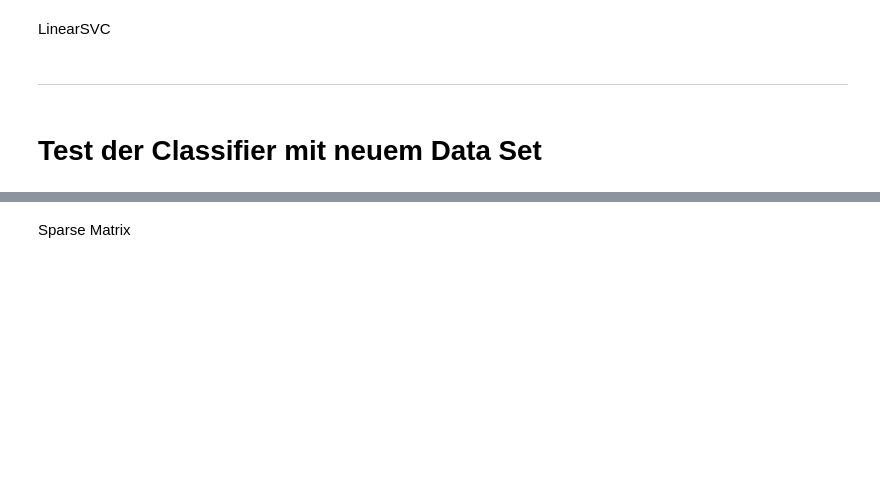
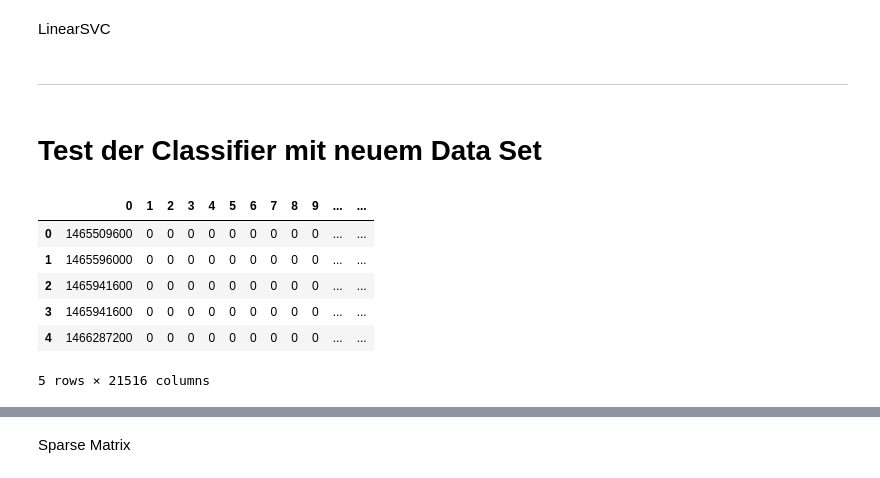
Before and after one commit to nobYsDarling/appliedDataScienceAndMachineLearning, a Jupyter notebook: fifaWMTestClassifier.ipynb, the cells around one changed output, grey strips where cells are left out. Cells and saved outputs as stored; diff of their text form; code cells hidden in the pictures; blank space fills up the shorter version.

```diff
--- a/fifaWMTestClassifier.ipynb
+++ b/fifaWMTestClassifier.ipynb
@@ -153,6 +156,15 @@ from sklearn.model_selection import cross_val_score
 # %%
 types = {k: np.int32 for k in range(21515)}
 
-fifa = pd.read_csv("data/data_complex_train.csv", encoding='utf8', dtype=types, index_col=None, header=None)
-
-fifa.head()
+fifa = pd.read_csv("data/data_complex_train.csv", encoding='utf8', dtype=types, index_col=0, header=None)
+fifa2 = pd.read_csv("data/data_complex_train.csv", encoding='utf8', dtype=types, index_col=None, header=None)
+# %%
+fifa2.head()
+# %% [output]
+|  | 0 | 1 | 2 | 3 | 4 | 5 | 6 | 7 | 8 | 9 | ... | ... |
+| 0 | 1465509600 | 0 | 0 | 0 | 0 | 0 | 0 | 0 | 0 | 0 | ... | ... |
+| 1 | 1465596000 | 0 | 0 | 0 | 0 | 0 | 0 | 0 | 0 | 0 | ... | ... |
+| 2 | 1465941600 | 0 | 0 | 0 | 0 | 0 | 0 | 0 | 0 | 0 | ... | ... |
+| 3 | 1465941600 | 0 | 0 | 0 | 0 | 0 | 0 | 0 | 0 | 0 | ... | ... |
+| 4 | 1466287200 | 0 | 0 | 0 | 0 | 0 | 0 | 0 | 0 | 0 | ... | ... |
+5 rows × 21516 columns
```
Also changed, not shown: parts of 16 cells of this notebook.
